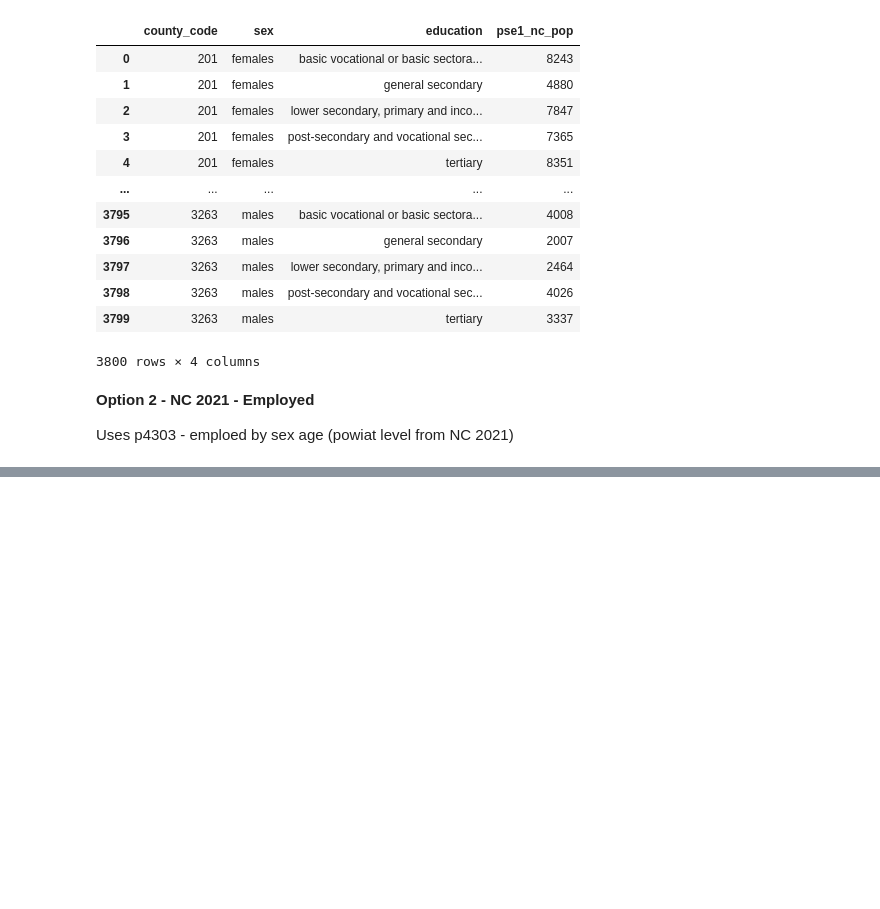
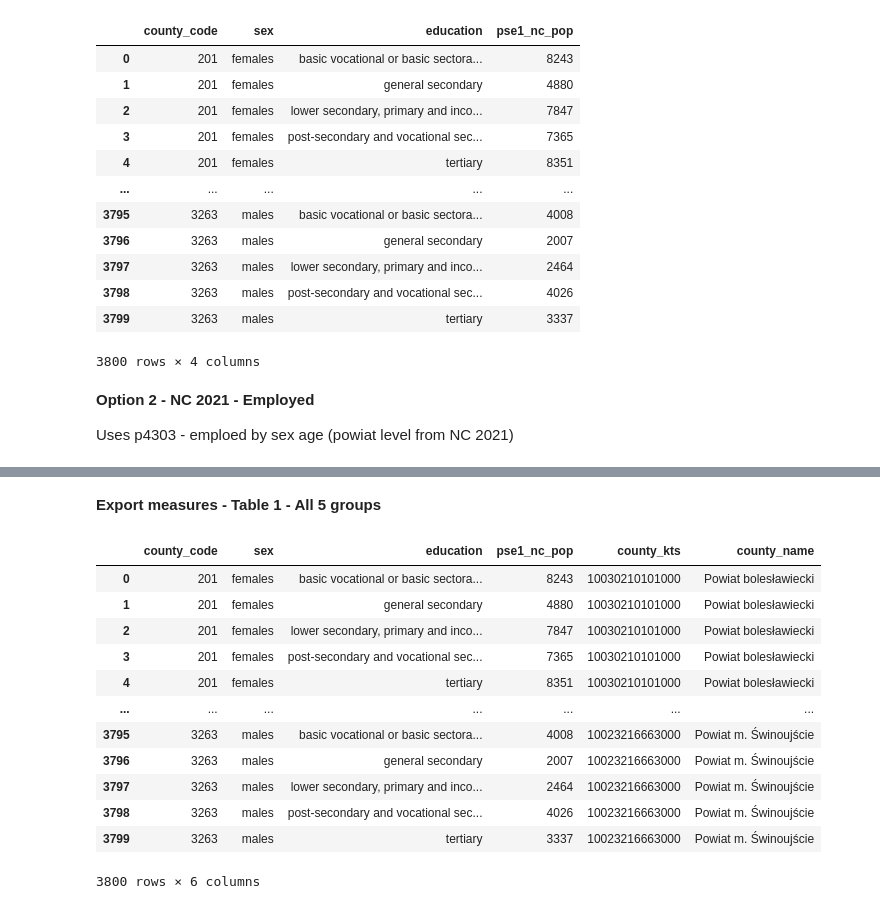
Before and after one commit to harrisonluff/Group_Project_Y3, a Jupyter notebook: notebooks/analysis/03_01_population_outcome.ipynb, the cells around one changed output, grey strips where cells are left out. Saved outputs shown, nothing was run; the diff lists cells and outputs as text; code cells hidden in the pictures; blank space fills up the shorter version.

```diff
--- a/notebooks/analysis/03_01_population_outcome.ipynb
+++ b/notebooks/analysis/03_01_population_outcome.ipynb
@@ -1563,3 +1563,30 @@ Name: count, dtype: int64
 | 3038 | 3263 | males | lower secondary, primary and inco... | 633 |
 | 3039 | 3263 | males | tertiary | 2146 |
 3040 rows × 4 columns
+# %% [markdown]
+**Export measures - Table 1 - All 5 groups**
+# %%
+pse1 = pse_option1.copy()
+
+pse1 = pse1.merge(
+    county_codes,
+    on="county_code"
+)
+
+pse1.to_csv(repo_root / "cleaned/03_01_outcome_tables/population_sex_ed_1.csv")
+
+pse1
+# %% [output]
+|  | county_code | sex | education | pse1_nc_pop | county_kts | county_name |
+| 0 | 201 | females | basic vocational or basic sectora... | 8243 | 10030210101000 | Powiat bolesławiecki |
+| 1 | 201 | females | general secondary | 4880 | 10030210101000 | Powiat bolesławiecki |
+| 2 | 201 | females | lower secondary, primary and inco... | 7847 | 10030210101000 | Powiat bolesławiecki |
+| 3 | 201 | females | post-secondary and vocational sec... | 7365 | 10030210101000 | Powiat bolesławiecki |
+| 4 | 201 | females | tertiary | 8351 | 10030210101000 | Powiat bolesławiecki |
+| ... | ... | ... | ... | ... | ... | ... |
+| 3795 | 3263 | males | basic vocational or basic sectora... | 4008 | 10023216663000 | Powiat m. Świnoujście |
+| 3796 | 3263 | males | general secondary | 2007 | 10023216663000 | Powiat m. Świnoujście |
+| 3797 | 3263 | males | lower secondary, primary and inco... | 2464 | 10023216663000 | Powiat m. Świnoujście |
+| 3798 | 3263 | males | post-secondary and vocational sec... | 4026 | 10023216663000 | Powiat m. Świnoujście |
+| 3799 | 3263 | males | tertiary | 3337 | 10023216663000 | Powiat m. Świnoujście |
+3800 rows × 6 columns
```
Also changed, not shown: parts of 3 cells of this notebook, 2 other files.
